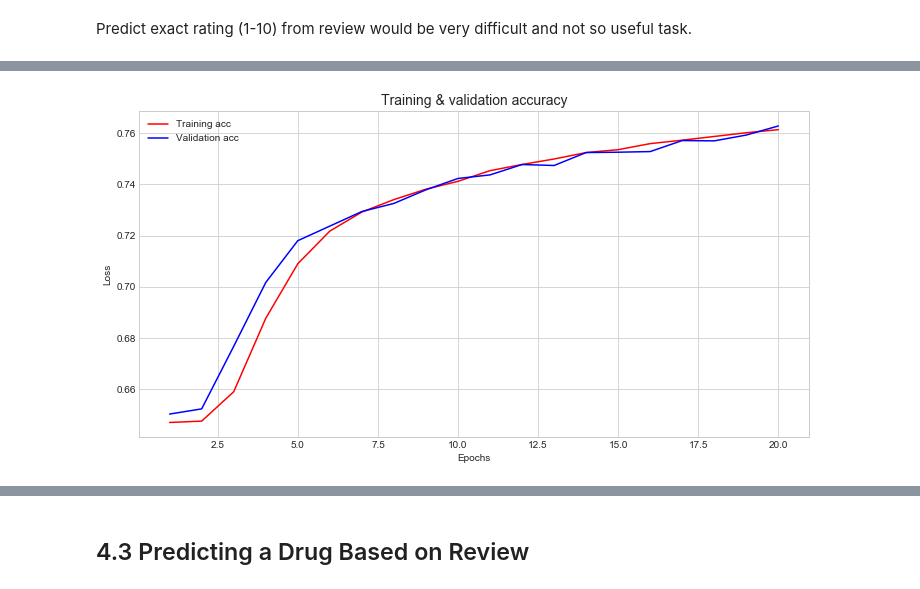
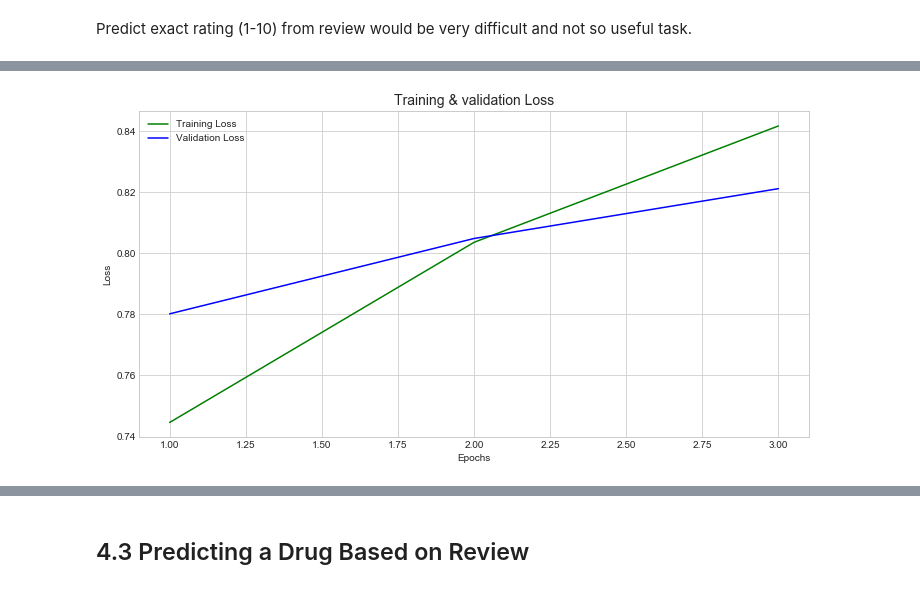
Before and after one commit to arseniyturin/dsc-4-final-project-online-ds-sp-000, a Jupyter notebook: student.ipynb, the cells around one changed output, grey strips where cells are left out. Cells and saved outputs as stored; diff of their text form; code cells hidden in the pictures.

```diff
--- a/student.ipynb
+++ b/student.ipynb
@@ -450,5 +455,5 @@ top_10_conditions.head()
 # %%
-X_t = hot_tokenization(top_10_conditions.lemm_review)
+X_t = hot_pad_sequences(top_10_conditions.review)
 y = hot_label_encoding(top_10_conditions.sentiment)
 # %%
 train, test, label_train, label_test = train_test_split(X_t, y, test_size=0.2, random_state=42)
@@ -461,0 +462,13 @@ model.compile(optimizer=optimizers.SGD(), loss='categorical_crossentropy', metri
+# %%
+backend.clear_session()
+
+model = Sequential()
+model.add(Embedding(3000, 100, input_length=100))
+model.add(Conv1D(25, 5, activation='relu'))
+model.add(GlobalMaxPool1D())
+model.add(Dense(40, activation='relu'))
+model.add(Dropout(0.1))
+model.add(Dense(3, activation='softmax'))
+
+model.compile(optimizer=optimizers.Adam(lr=0.01), loss='categorical_crossentropy', metrics=['accuracy'])
+model.summary()
@@ -462,3 +495,3 @@ model.compile(optimizer=optimizers.SGD(), loss='categorical_crossentropy', metri
 # %%
-history = model.fit(train, label_train, epochs=20, batch_size=256, validation_split=0.1)
+history = model.fit(train, label_train, epochs=3, batch_size=256, validation_split=0.1)
 # %% [output]
@@ -484,14 +529,14 @@ history_dict = history.history
 # %%
 epochs = range(1, len(history_dict['acc']) + 1)
 plt.style.use('seaborn-whitegrid')
 plt.figure(figsize=(12,6))
 
-plt.plot(epochs, history_dict['acc'], 'r', label='Training acc')
-plt.plot(epochs, history_dict['val_acc'], 'blue', label='Validation acc')
-plt.title('Training & validation accuracy', fontSize=14)
+plt.plot(epochs, history_dict['acc'], 'green', label='Training Loss')
+plt.plot(epochs, history_dict['val_acc'], 'blue', label='Validation Loss')
+plt.title('Training & validation Loss', fontSize=14)
 plt.xlabel('Epochs')
 plt.ylabel('Loss')
 plt.legend()
 plt.show()
 # %% [output]
-[figure, old version]
+[figure, new version]
```
Also changed, not shown: parts of 14 cells of this notebook.
